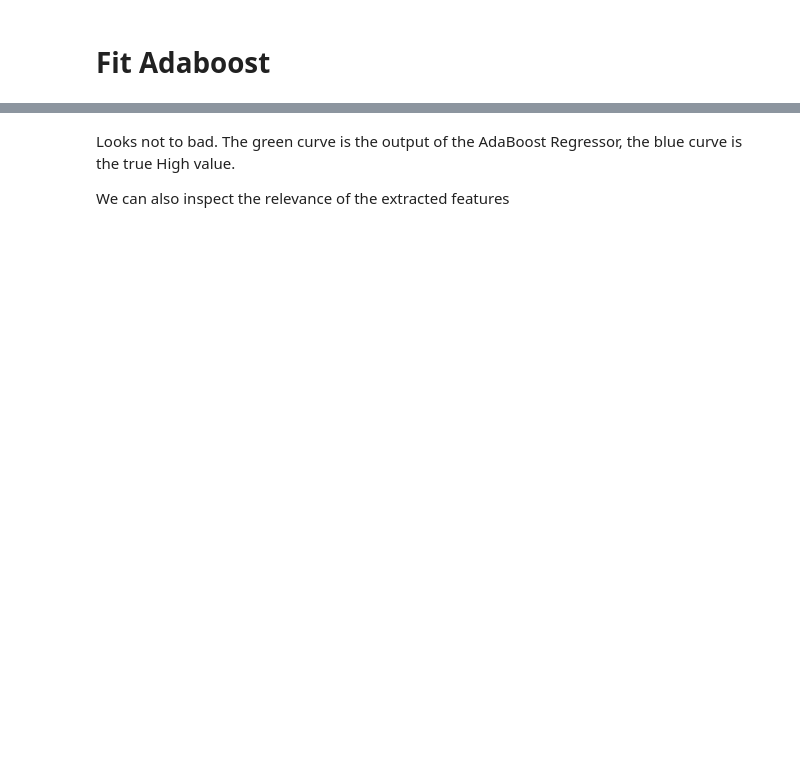
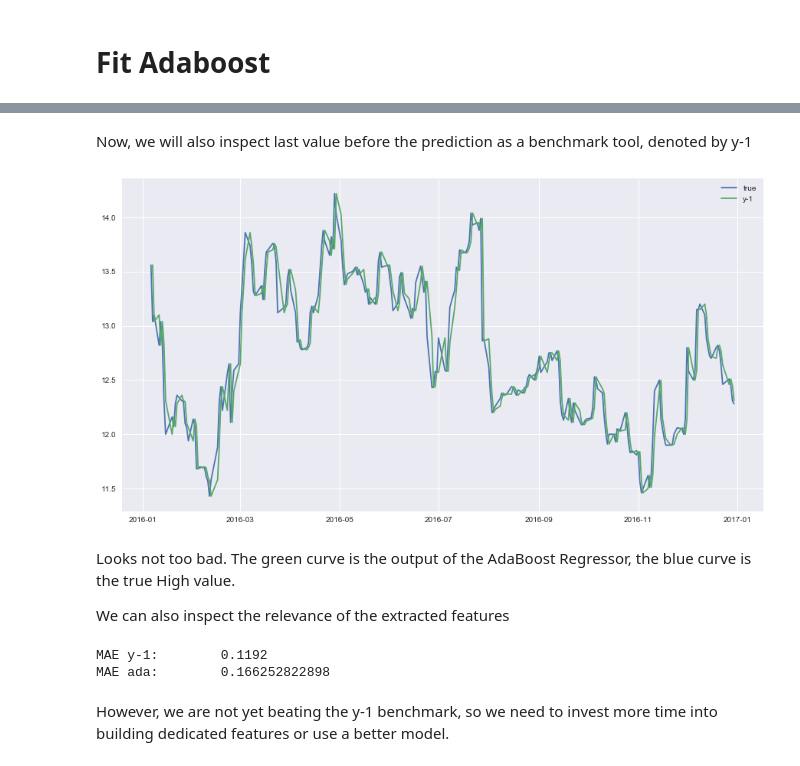
Before and after one commit to blue-yonder/tsfresh, a Jupyter notebook: notebooks/timeseries_forecasting_google_stock.ipynb, the cells around one changed output, grey strips where cells are left out. Drawn from its saved outputs; the diff is of its cells as text; code cells hidden in the pictures; blank space fills up the shorter version.

```diff
--- a/notebooks/timeseries_forecasting_google_stock.ipynb
+++ b/notebooks/timeseries_forecasting_google_stock.ipynb
@@ -106,7 +141,25 @@ plt.show()
+# %% [markdown]
+Now, we will also inspect last value before the prediction as a benchmark tool, denoted by y-1
+# %%
+plt.figure(figsize=(15, 8))
+plt.plot(y, label="true")
+plt.plot(y.shift(1), label="y-1")
+plt.legend()
+plt.show()
+# %% [output]
+[figure, added]
 # %% [markdown]
-Looks not to bad. The green curve is the output of the AdaBoost Regressor, the blue curve is the true High value.
+Looks not too bad. The green curve is the output of the AdaBoost Regressor, the blue curve is the true High value.
 
 We can also inspect the relevance of the extracted features
+# %%
+print("MAE y-1: \t{}".format(np.mean(np.abs(np.diff(y))[isp-1:] )))
+print("MAE ada: \t{}".format(np.mean(np.abs(y_pred - y)[isp:])))
+# %% [output]
+MAE y-1:        0.1192
+MAE ada:        0.166252822898
+# %% [markdown]
+However, we are not yet beating the y-1 benchmark, so we need to invest more time into building dedicated features or use a better model.
 # %%
 importances = pd.Series(index=X.columns, data=ada.feature_importances_)
 importances.sort_values(ascending=False)
```
Also changed, not shown: parts of 14 cells of this notebook, 34 other files.
